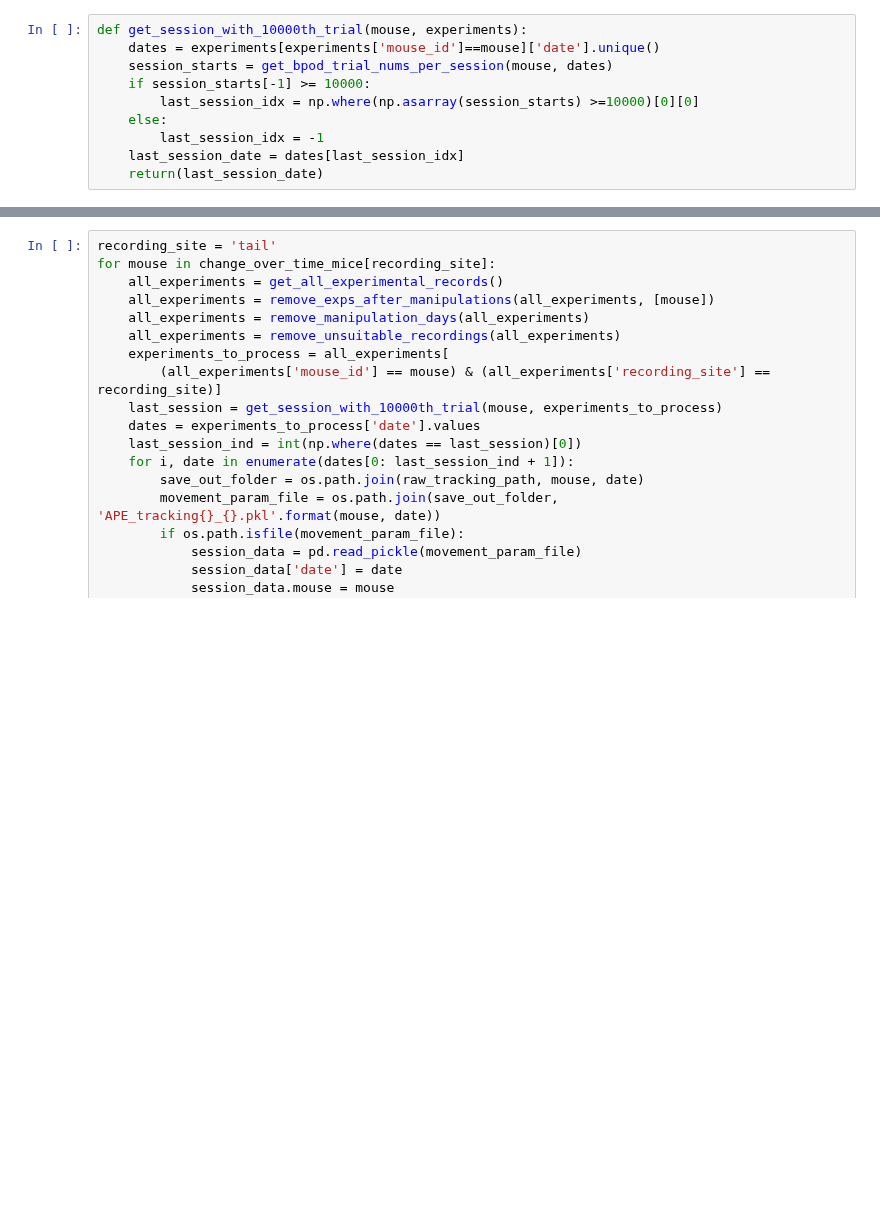
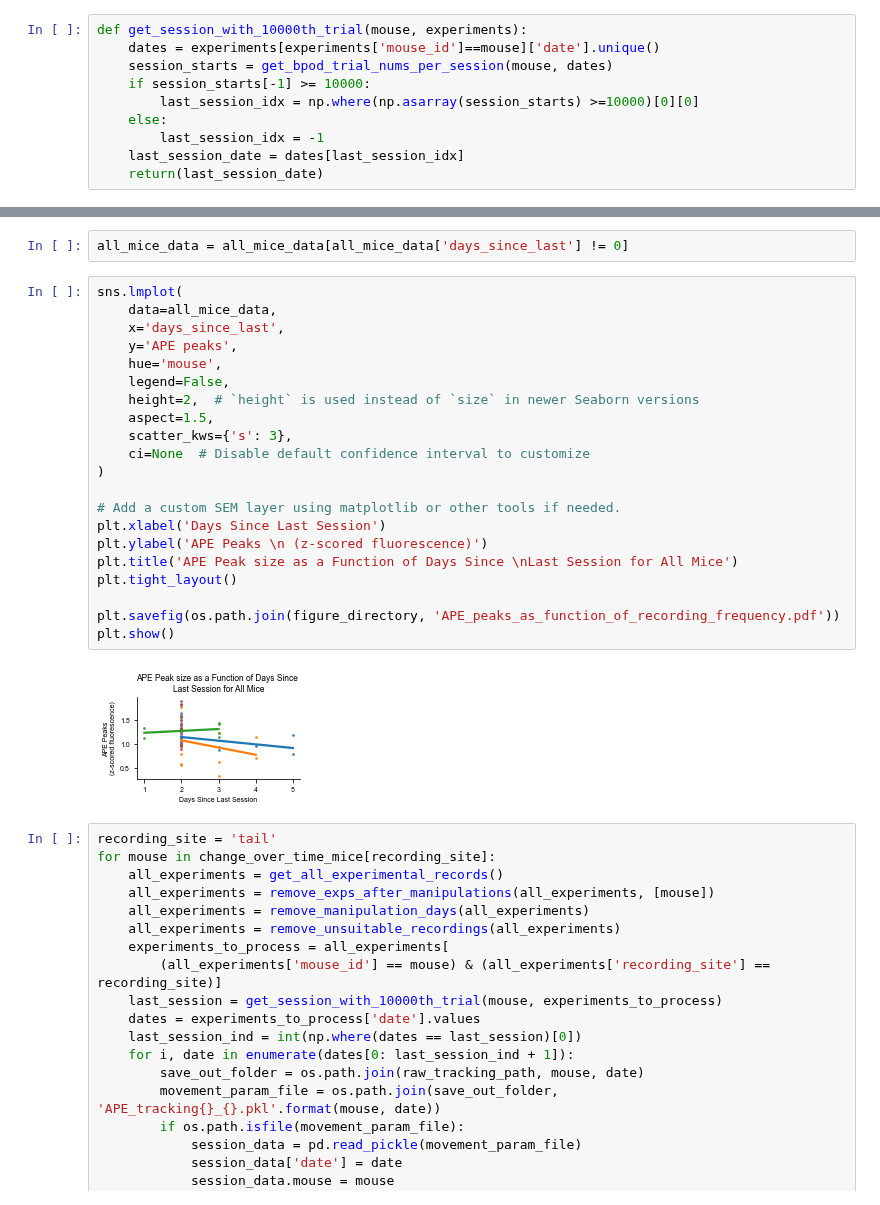
Before and after one commit to fgreenstreet/APE_paper, a Jupyter notebook: bleaching_control/correlation_with_recording_frequency.ipynb, the cells around one changed output, grey strips where cells are left out. Drawn from its saved outputs; the diff is of its cells as text; blank space fills up the shorter version.

```diff
--- a/bleaching_control/correlation_with_recording_frequency.ipynb
+++ b/bleaching_control/correlation_with_recording_frequency.ipynb
@@ -128,3 +119,28 @@ KeyError: "['mouse'] not in index"
+# %%
+all_mice_data = all_mice_data[all_mice_data['days_since_last'] != 0]
+# %%
+sns.lmplot(
+    data=all_mice_data,
+    x='days_since_last',
+    y='APE peaks',
+    hue='mouse',
+    legend=False,
+    height=2,  # `height` is used instead of `size` in newer Seaborn versions
+    aspect=1.5,
+    scatter_kws={'s': 3},
+    ci=None  # Disable default confidence interval to customize
+)
+
+# Add a custom SEM layer using matplotlib or other tools if needed.
+plt.xlabel('Days Since Last Session')
+plt.ylabel('APE Peaks \n (z-scored fluorescence)')
+plt.title('APE Peak size as a Function of Days Since \nLast Session for All Mice')
+plt.tight_layout()
+
+plt.savefig(os.path.join(figure_directory, 'APE_peaks_as_function_of_recording_frequency.pdf'))
+plt.show()
+# %% [output]
+[figure, added]
 # %%
 recording_site = 'tail'
 for mouse in change_over_time_mice[recording_site]:
```
Also changed, not shown: parts of 6 cells of this notebook, 2 other files.
